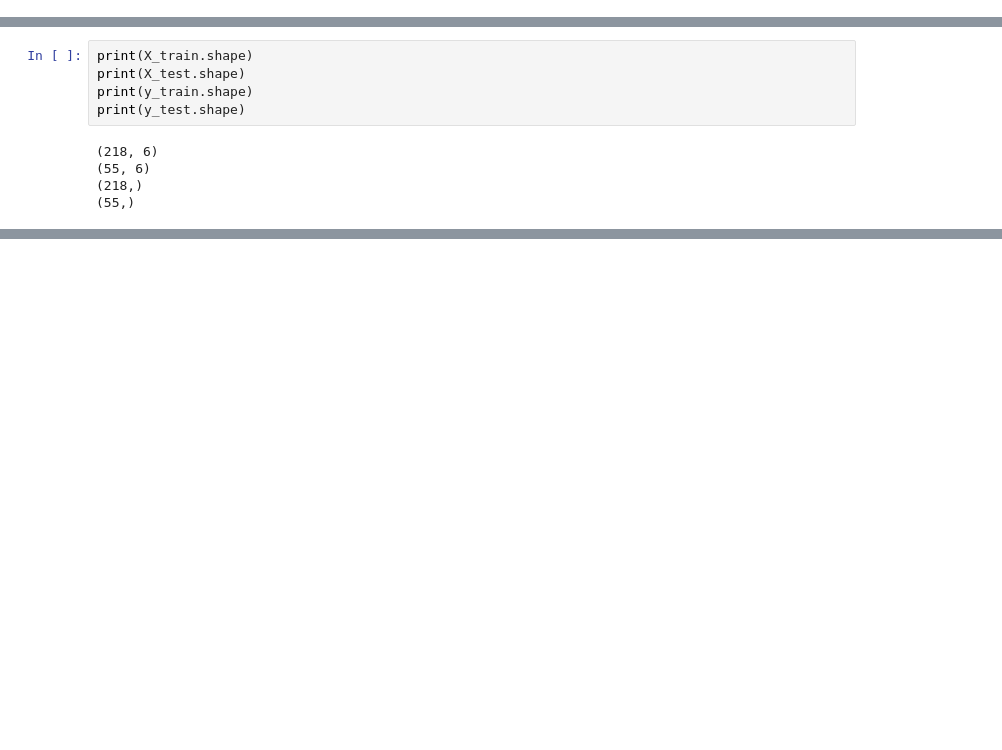
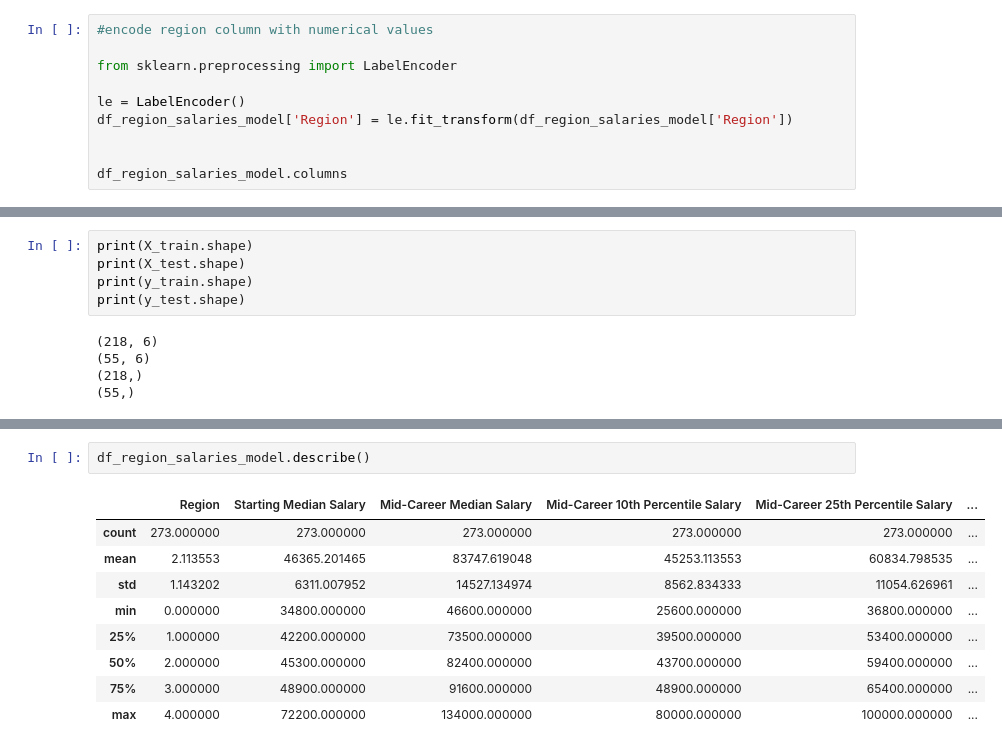
Before and after one commit to mynamescheff/nice-college, a Jupyter notebook: model.ipynb, the cells around one changed output, grey strips where cells are left out. Cells and saved outputs as stored; diff of their text form; blank space fills up the shorter version.

```diff
--- a/model.ipynb
+++ b/model.ipynb
@@ -265,3 +265,13 @@ percentile_columns = ["Mid-Career 10th Percentile Salary", "Mid-Career 25th Perc
 for column in percentile_columns:
     df_region_salaries_model[column] = df_region_salaries_model[column].str.replace('$', '').str.replace(',', '').astype(float)
     df_region_salaries_model[column] = df_region_salaries_model[column].astype(int)
+# %%
+#encode region column with numerical values
+
+from sklearn.preprocessing import LabelEncoder
+
+le = LabelEncoder()
+df_region_salaries_model['Region'] = le.fit_transform(df_region_salaries_model['Region'])
+
+
+df_region_salaries_model.columns
@@ -326,0 +313,12 @@ rf.score(X_test, y_test)
+# %%
+df_region_salaries_model.describe()
+# %% [output]
+|  | Region | Starting Median Salary | Mid-Career Median Salary | Mid-Career 10th Percentile Salary | Mid-Career 25th Percentile Salary | ... |
+| count | 273.000000 | 273.000000 | 273.000000 | 273.000000 | 273.000000 | ... |
+| mean | 2.113553 | 46365.201465 | 83747.619048 | 45253.113553 | 60834.798535 | ... |
+| std | 1.143202 | 6311.007952 | 14527.134974 | 8562.834333 | 11054.626961 | ... |
+| min | 0.000000 | 34800.000000 | 46600.000000 | 25600.000000 | 36800.000000 | ... |
+| 25% | 1.000000 | 42200.000000 | 73500.000000 | 39500.000000 | 53400.000000 | ... |
+| 50% | 2.000000 | 45300.000000 | 82400.000000 | 43700.000000 | 59400.000000 | ... |
+| 75% | 3.000000 | 48900.000000 | 91600.000000 | 48900.000000 | 65400.000000 | ... |
+| max | 4.000000 | 72200.000000 | 134000.000000 | 80000.000000 | 100000.000000 | ... |
```
Also changed, not shown: parts of 14 cells of this notebook, 4 other files.
